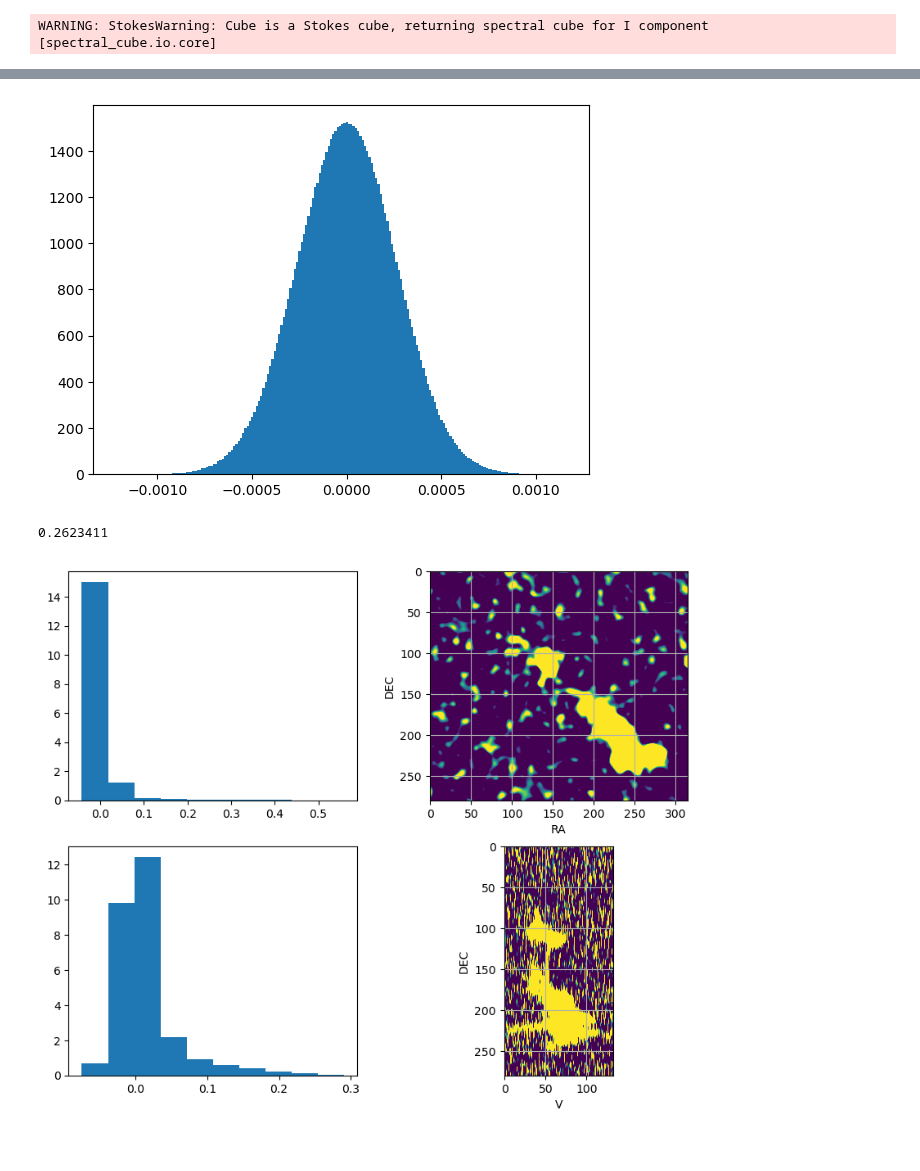
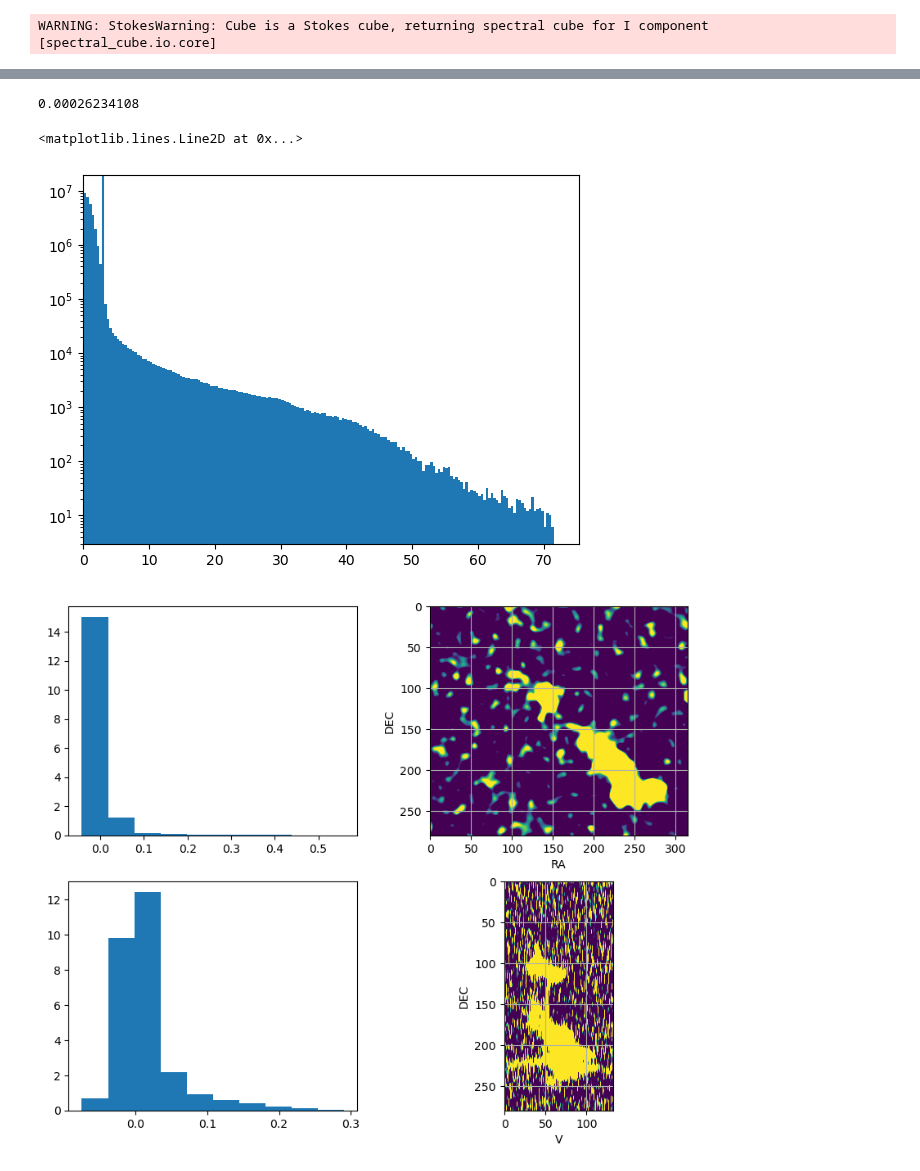
Before and after one commit to ixakalabadie/ViSL3D, a Jupyter notebook: create_3d_visualization.ipynb, the cells around one changed output, grey strips where cells are left out. Drawn from its saved outputs; the diff is of its cells as text; code cells hidden in the pictures.

```diff
--- a/create_3d_visualization.ipynb
+++ b/create_3d_visualization.ipynb
@@ -35,11 +55,15 @@ WARNING: StokesWarning: Cube is a Stokes cube, returning spectral cube for I com
+# %%
+# calculate rms of data. choose an area with no emission
+from scipy.stats import norm
+_, rms = norm.fit(HI_cube.unmasked_data[:20].to_value().flatten())
+print(rms)
+# %% [output]
+0.00026234108
 # %%
-plt.hist(HI_cube.unmasked_data[:20].to_value().flatten(), bins=200, density=True);
+plt.hist(HI_cube.unmasked_data[:].to_value().flatten()/rms, bins=200);
+plt.yscale('log');
+plt.xlim(0,)
+plt.axvline(3)
 # %% [output]
+<matplotlib.lines.Line2D at 0x...>
-[figure, old version]
+[figure, new version]
-# %%
-# calculate rms of data. choose an area with no emission
-from scipy.stats import norm
-_, rms = norm.fit(HI_cube.unmasked_data[:20].to_value().flatten()*1000)
-print(rms)
-# %% [output]
-0.2623411
```
Also changed, not shown: parts of 15 cells of this notebook, 1 other file.
